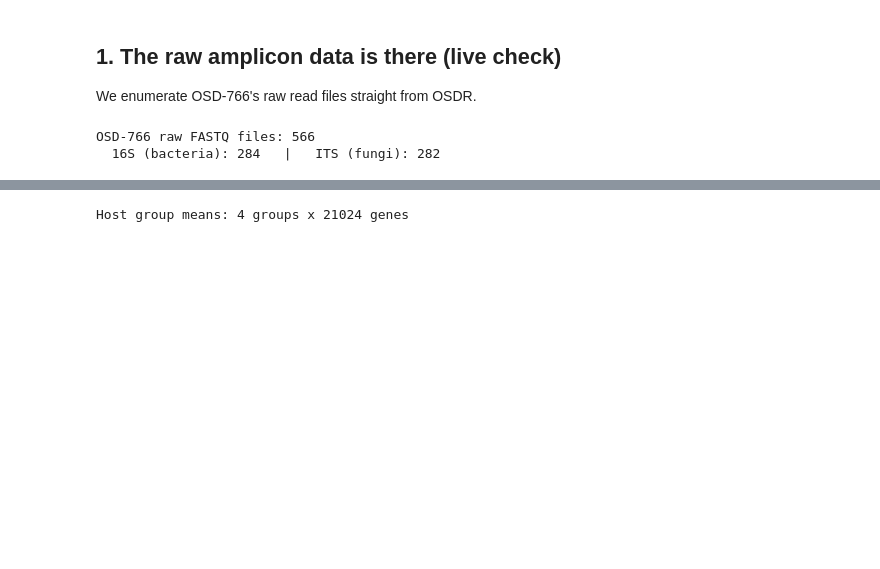
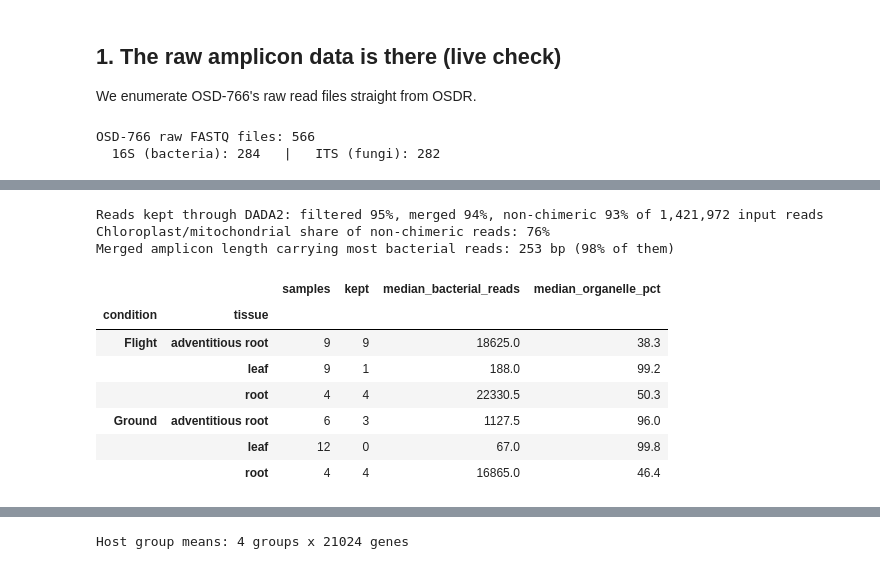
Before and after one commit to dr-richard-barker/OSDR_jupyter_book.io, a Jupyter notebook: chapters/OSDR_tomato_microbiome_pipeline.ipynb, the cells around one changed output, grey strips where cells are left out. Saved outputs shown, nothing was run; the diff lists cells and outputs as text; code cells hidden in the pictures; blank space fills up the shorter version.

```diff
--- a/chapters/OSDR_tomato_microbiome_pipeline.ipynb
+++ b/chapters/OSDR_tomato_microbiome_pipeline.ipynb
@@ -152,0 +97,31 @@ of which microbes best track the host's **spaceflight gene-module**.
+# %%
+samples = pd.read_csv("data_tomato_16s/samples.csv").set_index("sample")
+track = pd.read_csv("data_tomato_16s/read_tracking.csv").set_index("sample")
+asv = pd.read_csv("data_tomato_16s/asv_taxonomy.csv").set_index("asv")
+
+tot = track[["input", "filtered", "merged", "nonchim", "organelle", "bacterial"]].sum()
+print(f"Reads kept through DADA2: filtered {tot.filtered / tot.input:.0%}, merged {tot.merged / tot.input:.0%}, "
+      f"non-chimeric {tot.nonchim / tot.input:.0%} of {int(tot.input):,} input reads")
+print(f"Chloroplast/mitochondrial share of non-chimeric reads: {tot.organelle / tot.nonchim:.0%}")
+lens = asv["sequence"].str.len()
+by_len = asv.groupby(lens)["total_reads"].sum().sort_values(ascending=False)
+print(f"Merged amplicon length carrying most bacterial reads: {by_len.index[0]} bp "
+      f"({by_len.iloc[0] / by_len.sum():.0%} of them)")
+
+samples["organelle %"] = 100 * samples["organelle_reads"] / (samples["organelle_reads"] + samples["bacterial_reads"])
+summary = samples.groupby(["condition", "tissue"]).agg(
+    samples=("kept", "size"), kept=("kept", "sum"),
+    median_bacterial_reads=("bacterial_reads", "median"), median_organelle_pct=("organelle %", "median"))
+summary.round(1)
+# %% [output]
+Reads kept through DADA2: filtered 95%, merged 94%, non-chimeric 93% of 1,421,972 input reads
+Chloroplast/mitochondrial share of non-chimeric reads: 76%
+Merged amplicon length carrying most bacterial reads: 253 bp (98% of them)
+|  |  | samples | kept | median_bacterial_reads | median_organelle_pct |
+| condition | tissue |  |  |  |  |
+| Flight | adventitious root | 9 | 9 | 18625.0 | 38.3 |
+|  | leaf | 9 | 1 | 188.0 | 99.2 |
+|  | root | 4 | 4 | 22330.5 | 50.3 |
+| Ground | adventitious root | 6 | 3 | 1127.5 | 96.0 |
+|  | leaf | 12 | 0 | 67.0 | 99.8 |
+|  | root | 4 | 4 | 16865.0 | 46.4 |
```
Also changed, not shown: parts of 28 cells of this notebook, 16 other files.
